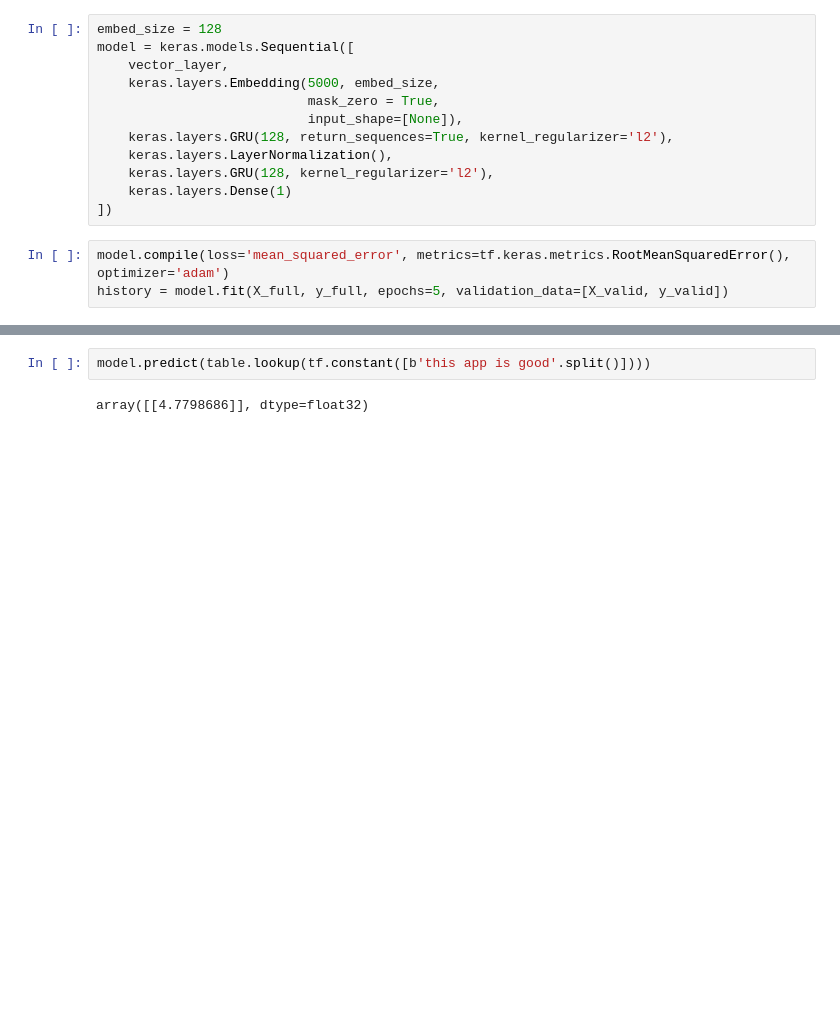
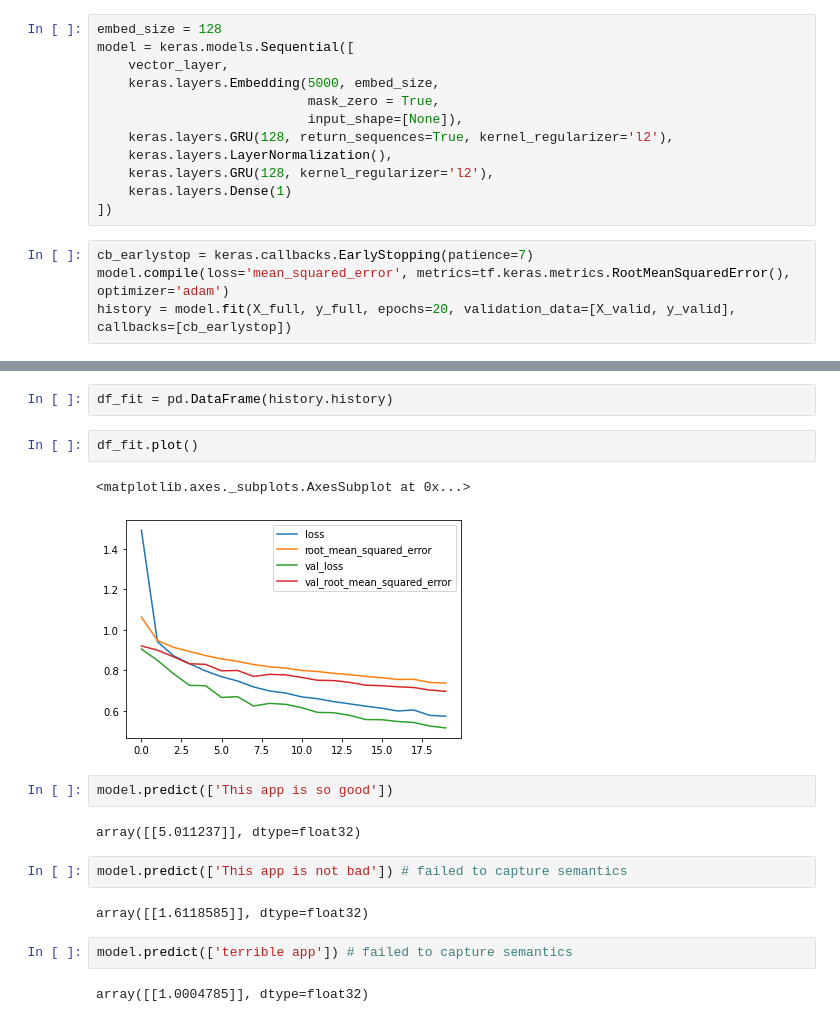
Before and after one commit to oscardata963/spotify_review, a Jupyter notebook: spotify_review_simple.ipynb, the cells around one changed output, grey strips where cells are left out. Drawn from its saved outputs; the diff is of its cells as text; blank space fills up the shorter version.

```diff
--- a/spotify_review_simple.ipynb
+++ b/spotify_review_simple.ipynb
@@ -171,6 +169,7 @@ model = keras.models.Sequential([
     keras.layers.Dense(1)
 ])
 # %%
+cb_earlystop = keras.callbacks.EarlyStopping(patience=7)
 model.compile(loss='mean_squared_error', metrics=tf.keras.metrics.RootMeanSquaredError(), optimizer='adam')
-history = model.fit(X_full, y_full, epochs=5, validation_data=[X_valid, y_valid])
+history = model.fit(X_full, y_full, epochs=20, validation_data=[X_valid, y_valid], callbacks=[cb_earlystop])
 # %% [output]
@@ -179,4 +193,19 @@ KeyboardInterrupt:
+# %%
+df_fit = pd.DataFrame(history.history)
+# %%
+df_fit.plot()
+# %% [output]
+<matplotlib.axes._subplots.AxesSubplot at 0x...>
+[figure, added]
 # %%
-model.predict(table.lookup(tf.constant([b'this app is good'.split()])))
+model.predict(['This app is so good'])
 # %% [output]
-array([[4.7798686]], dtype=float32)
+array([[5.011237]], dtype=float32)
+# %%
+model.predict(['This app is not bad']) # failed to capture semantics
+# %% [output]
+array([[1.6118585]], dtype=float32)
+# %%
+model.predict(['terrible app']) # failed to capture semantics
+# %% [output]
+array([[1.0004785]], dtype=float32)
```
Also changed, not shown: parts of 3 cells of this notebook, 2 other files.
